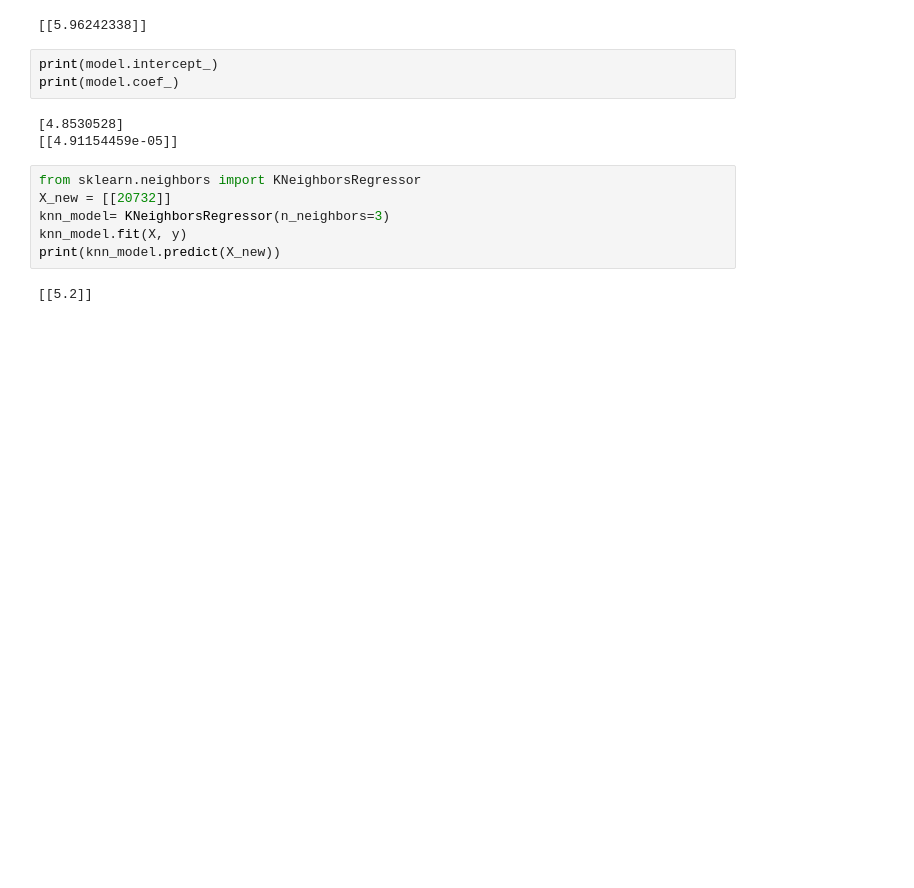
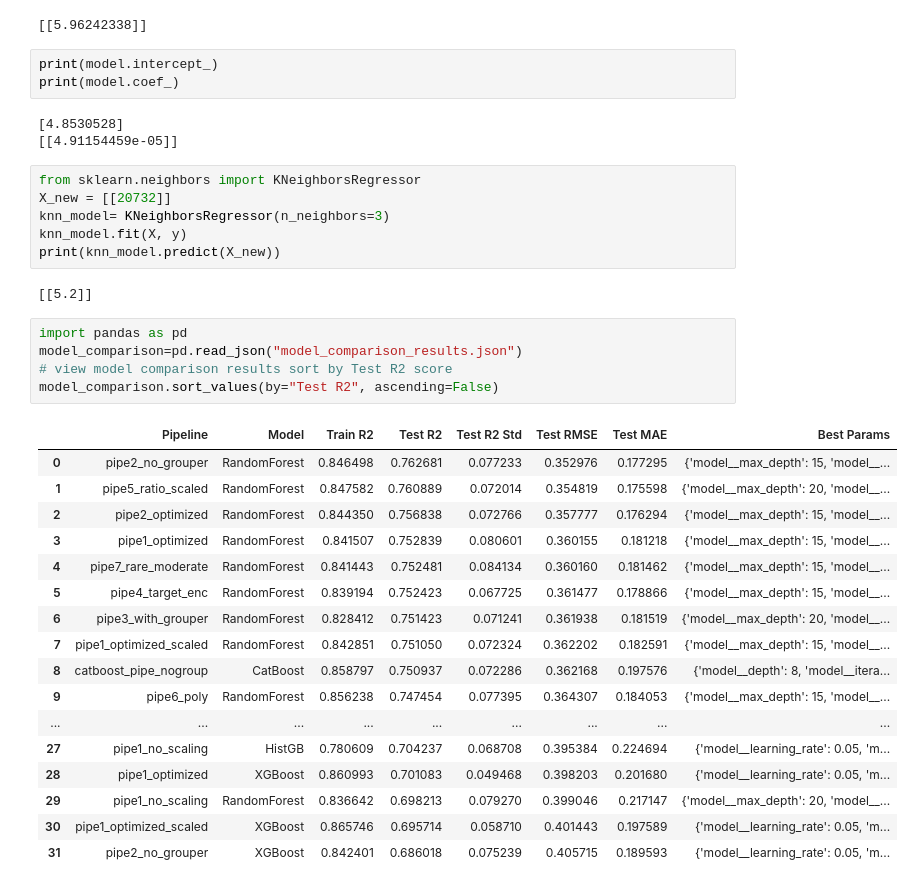
Before and after one commit to AFAskar/Machine-Learning-W3, a Jupyter notebook: viz.ipynb, the cells around one changed output. Drawn from its saved outputs; the diff is of its cells as text; blank space fills up the shorter version.

```diff
--- a/viz.ipynb
+++ b/viz.ipynb
@@ -50,3 +50,26 @@ knn_model.fit(X, y)
 print(knn_model.predict(X_new))
 # %% [output]
 [[5.2]]
+# %%
+import pandas as pd
+model_comparison=pd.read_json("model_comparison_results.json")
+# view model comparison results sort by Test R2 score
+model_comparison.sort_values(by="Test R2", ascending=False)
+# %% [output]
+|  | Pipeline | Model | Train R2 | Test R2 | Test R2 Std | Test RMSE | Test MAE | Best Params |
+| 0 | pipe2_no_grouper | RandomForest | 0.846498 | 0.762681 | 0.077233 | 0.352976 | 0.177295 | {'model__max_depth': 15, 'model__... |
+| 1 | pipe5_ratio_scaled | RandomForest | 0.847582 | 0.760889 | 0.072014 | 0.354819 | 0.175598 | {'model__max_depth': 20, 'model__... |
+| 2 | pipe2_optimized | RandomForest | 0.844350 | 0.756838 | 0.072766 | 0.357777 | 0.176294 | {'model__max_depth': 15, 'model__... |
+| 3 | pipe1_optimized | RandomForest | 0.841507 | 0.752839 | 0.080601 | 0.360155 | 0.181218 | {'model__max_depth': 15, 'model__... |
+| 4 | pipe7_rare_moderate | RandomForest | 0.841443 | 0.752481 | 0.084134 | 0.360160 | 0.181462 | {'model__max_depth': 15, 'model__... |
+| 5 | pipe4_target_enc | RandomForest | 0.839194 | 0.752423 | 0.067725 | 0.361477 | 0.178866 | {'model__max_depth': 15, 'model__... |
+| 6 | pipe3_with_grouper | RandomForest | 0.828412 | 0.751423 | 0.071241 | 0.361938 | 0.181519 | {'model__max_depth': 20, 'model__... |
+| 7 | pipe1_optimized_scaled | RandomForest | 0.842851 | 0.751050 | 0.072324 | 0.362202 | 0.182591 | {'model__max_depth': 15, 'model__... |
+| 8 | catboost_pipe_nogroup | CatBoost | 0.858797 | 0.750937 | 0.072286 | 0.362168 | 0.197576 | {'model__depth': 8, 'model__itera... |
+| 9 | pipe6_poly | RandomForest | 0.856238 | 0.747454 | 0.077395 | 0.364307 | 0.184053 | {'model__max_depth': 15, 'model__... |
+| ... | ... | ... | ... | ... | ... | ... | ... | ... |
+| 27 | pipe1_no_scaling | HistGB | 0.780609 | 0.704237 | 0.068708 | 0.395384 | 0.224694 | {'model__learning_rate': 0.05, 'm... |
+| 28 | pipe1_optimized | XGBoost | 0.860993 | 0.701083 | 0.049468 | 0.398203 | 0.201680 | {'model__learning_rate': 0.05, 'm... |
+| 29 | pipe1_no_scaling | RandomForest | 0.836642 | 0.698213 | 0.079270 | 0.399046 | 0.217147 | {'model__max_depth': 20, 'model__... |
+| 30 | pipe1_optimized_scaled | XGBoost | 0.865746 | 0.695714 | 0.058710 | 0.401443 | 0.197589 | {'model__learning_rate': 0.05, 'm... |
+| 31 | pipe2_no_grouper | XGBoost | 0.842401 | 0.686018 | 0.075239 | 0.405715 | 0.189593 | {'model__learning_rate': 0.05, 'm... |
```
Also changed, not shown: parts of 1 cell of this notebook, 5 other files.
